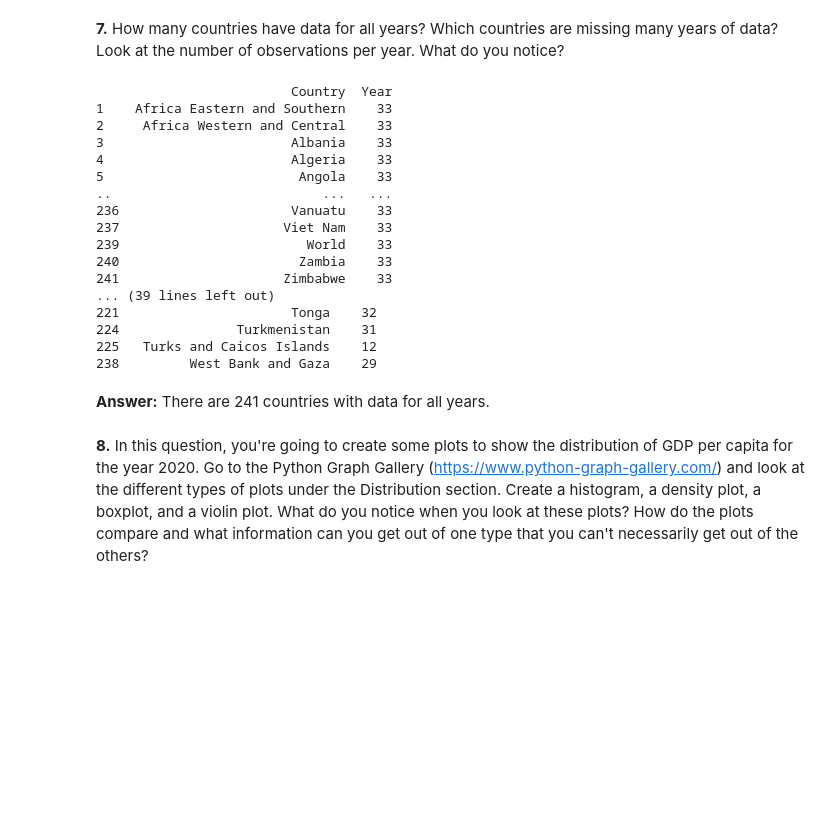
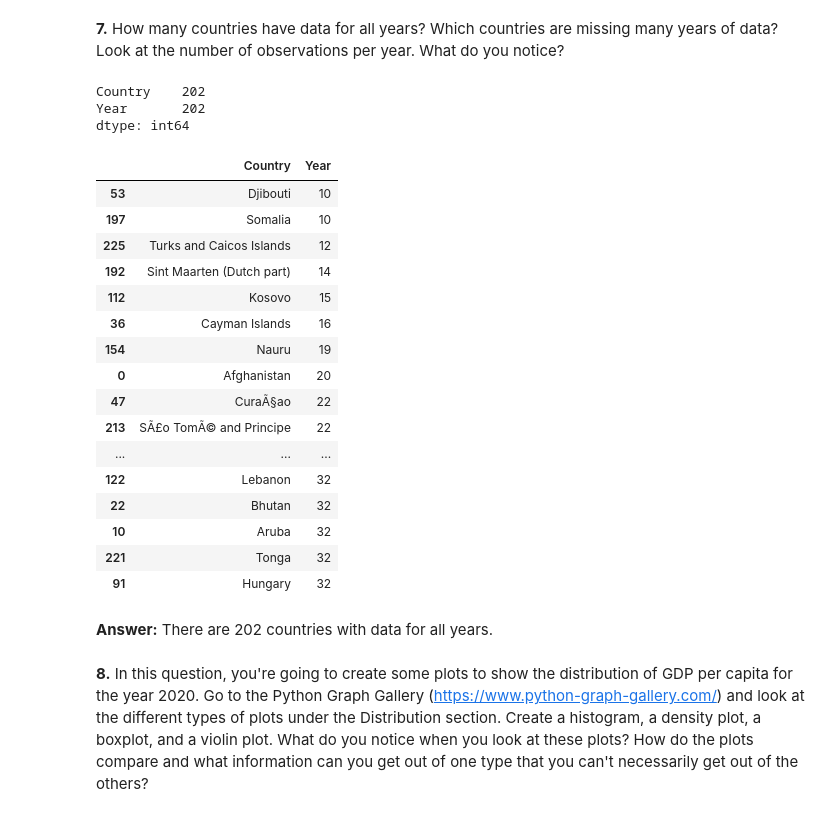
Before and after one commit to NSS-Data-Analytics-Cohort-10/gdp-and-internet-usage-jchabinec, a Jupyter notebook: notebooks/gdp_and_internet_usage.ipynb, the cells around one changed output. Cells and saved outputs as stored; diff of their text form; code cells hidden in the pictures; blank space fills up the shorter version.

```diff
--- a/notebooks/gdp_and_internet_usage.ipynb
+++ b/notebooks/gdp_and_internet_usage.ipynb
@@ -68,28 +68,36 @@ gdp_df.head()
 # %%
 unique_years = pd.DataFrame(gdp_df.groupby(['Country'])['Year'].count())
 unique_years.reset_index(inplace=True)
-print(unique_years[unique_years['Year']==33])
-print(unique_years[unique_years['Year']!=33])
-# %% [output]
-                         Country  Year
-1    Africa Eastern and Southern    33
-2     Africa Western and Central    33
-3                        Albania    33
-4                        Algeria    33
-5                         Angola    33
-..                           ...   ...
-236                      Vanuatu    33
-237                     Viet Nam    33
-239                        World    33
-240                       Zambia    33
-241                     Zimbabwe    33
-... (39 lines left out)
-221                      Tonga    32
-224               Turkmenistan    31
-225   Turks and Caicos Islands    12
-238         West Bank and Gaza    29
-# %% [markdown]
-**Answer:** There are 241 countries with data for all years.
+# %%
+# Countries with data for all years
+unique_years[unique_years['Year']==33].count()
+# %% [output]
+Country    202
+Year       202
+dtype: int64
+# %%
+# Countries missing data
+unique_years[unique_years['Year']!=33].sort_values(['Year'])
+# %% [output]
+|  | Country | Year |
+| 53 | Djibouti | 10 |
+| 197 | Somalia | 10 |
+| 225 | Turks and Caicos Islands | 12 |
+| 192 | Sint Maarten (Dutch part) | 14 |
+| 112 | Kosovo | 15 |
+| 36 | Cayman Islands | 16 |
+| 154 | Nauru | 19 |
+| 0 | Afghanistan | 20 |
+| 47 | CuraÃ§ao | 22 |
+| 213 | SÃ£o TomÃ© and Principe | 22 |
+| ... | ... | ... |
+| 122 | Lebanon | 32 |
+| 22 | Bhutan | 32 |
+| 10 | Aruba | 32 |
+| 221 | Tonga | 32 |
+| 91 | Hungary | 32 |
+# %% [markdown]
+**Answer:** There are 202 countries with data for all years.
 # %% [markdown]
 **8.** In this question, you're going to create some plots to show the distribution of GDP per capita for the year 2020. Go to the Python Graph Gallery (https://www.python-graph-gallery.com/) and look at the different types of plots under the Distribution section. Create a histogram, a density plot, a boxplot, and a violin plot. What do you notice when you look at these plots? How do the plots compare and what information can you get out of one type that you can't necessarily get out of the others?
 # %%
```
Also changed, not shown: parts of 68 cells of this notebook.
